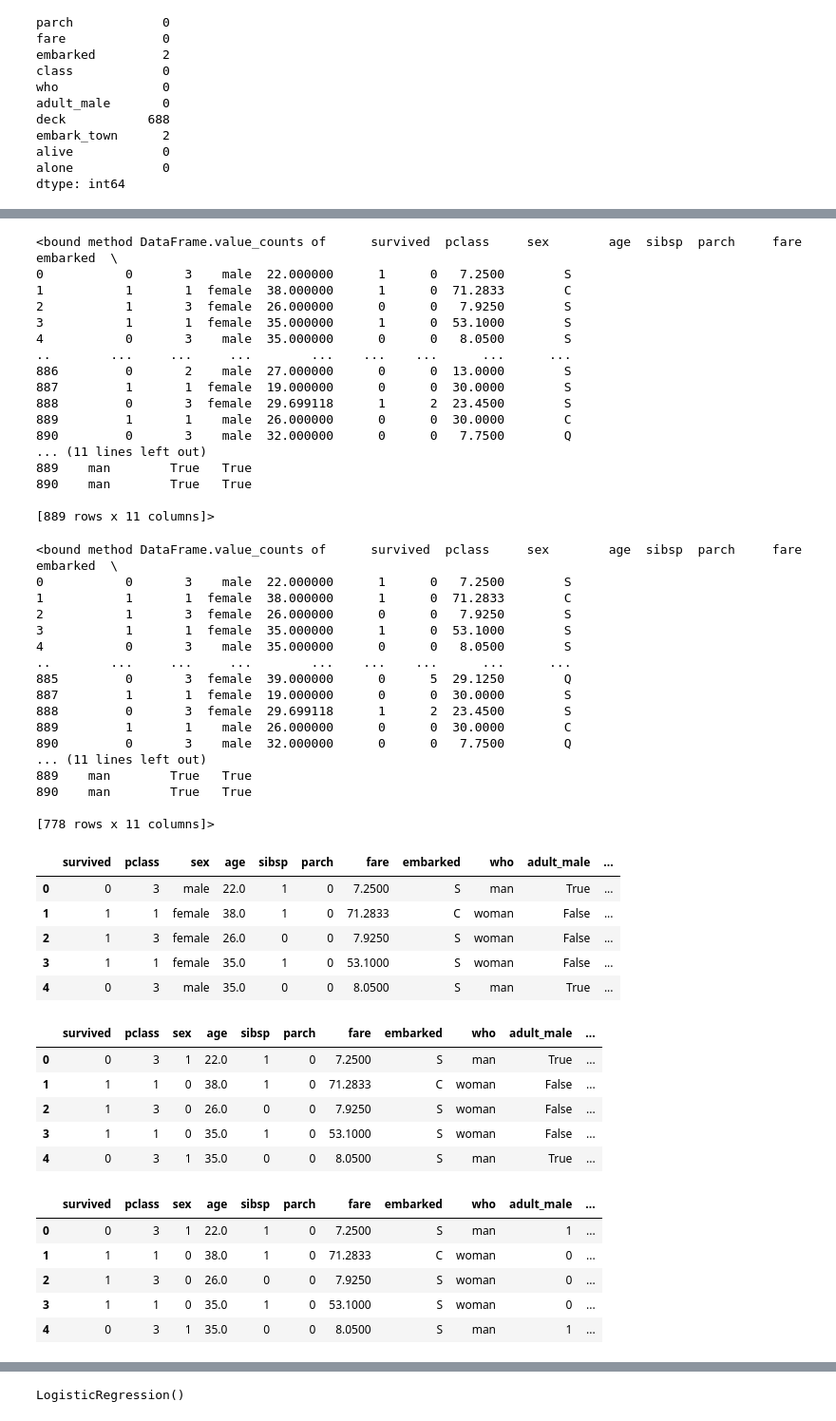
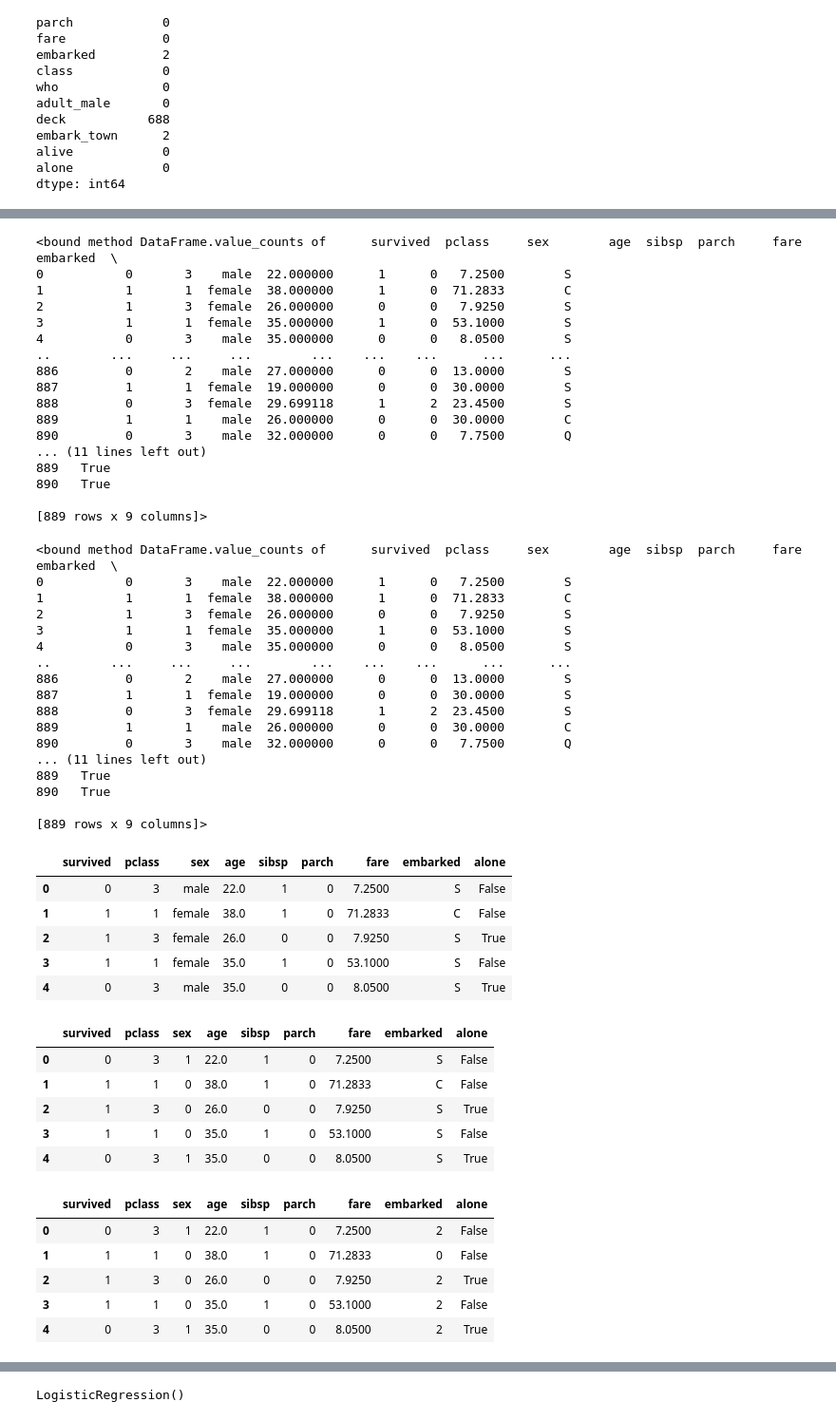
Before and after one commit to Mudra111/python_learning, a Jupyter notebook: logistic_regression/titanic_data_predict.ipynb, the cells around one changed output, grey strips where cells are left out. Shown at 95% size. Drawn from its saved outputs; the diff is of its cells as text; code cells hidden in the pictures.

```diff
--- a/logistic_regression/titanic_data_predict.ipynb
+++ b/logistic_regression/titanic_data_predict.ipynb
@@ -158,7 +158,7 @@ alive            0
 alone            0
 dtype: int64
 # %%
-df.drop(columns=['deck','class','embark_town','alive'],inplace=True)
+df.drop(['deck','embark_town','alive','class','adult_male','who'],axis=1,inplace=True)
 # %%
 df.isnull().sum()
 # %% [output]
@@ -209,12 +205,12 @@ df.value_counts
 889         1       1    male  26.000000      0      0  30.0000        C
 890         0       3    male  32.000000      0      0   7.7500        Q
 ... (11 lines left out)
-889    man        True   True
-890    man        True   True
+889   True
+890   True
 
-[889 rows x 11 columns]>
+[889 rows x 9 columns]>
 # %%
-df.drop_duplicates(inplace=True)
+#df.drop_duplicates(inplace=True)
 # %%
 df.value_counts
 # %% [output]
@@ -225,25 +221,25 @@ df.value_counts
 3           1       1  female  35.000000      1      0  53.1000        S
 4           0       3    male  35.000000      0      0   8.0500        S
 ..        ...     ...     ...        ...    ...    ...      ...      ...
-885         0       3  female  39.000000      0      5  29.1250        Q
+886         0       2    male  27.000000      0      0  13.0000        S
 887         1       1  female  19.000000      0      0  30.0000        S
 888         0       3  female  29.699118      1      2  23.4500        S
 889         1       1    male  26.000000      0      0  30.0000        C
 890         0       3    male  32.000000      0      0   7.7500        Q
 ... (11 lines left out)
-889    man        True   True
-890    man        True   True
+889   True
+890   True
 
-[778 rows x 11 columns]>
+[889 rows x 9 columns]>
 # %%
 df.head()
 # %% [output]
-|  | survived | pclass | sex | age | sibsp | parch | fare | embarked | who | adult_male | ... |
-| 0 | 0 | 3 | male | 22.0 | 1 | 0 | 7.2500 | S | man | True | ... |
-| 1 | 1 | 1 | female | 38.0 | 1 | 0 | 71.2833 | C | woman | False | ... |
-| 2 | 1 | 3 | female | 26.0 | 0 | 0 | 7.9250 | S | woman | False | ... |
-| 3 | 1 | 1 | female | 35.0 | 1 | 0 | 53.1000 | S | woman | False | ... |
-| 4 | 0 | 3 | male | 35.0 | 0 | 0 | 8.0500 | S | man | True | ... |
+|  | survived | pclass | sex | age | sibsp | parch | fare | embarked | alone |
+| 0 | 0 | 3 | male | 22.0 | 1 | 0 | 7.2500 | S | False |
+| 1 | 1 | 1 | female | 38.0 | 1 | 0 | 71.2833 | C | False |
+| 2 | 1 | 3 | female | 26.0 | 0 | 0 | 7.9250 | S | True |
+| 3 | 1 | 1 | female | 35.0 | 1 | 0 | 53.1000 | S | False |
+| 4 | 0 | 3 | male | 35.0 | 0 | 0 | 8.0500 | S | True |
 # %%
 from sklearn.preprocessing import LabelEncoder
 le = LabelEncoder()
@@ -251,20 +247,20 @@ le = LabelEncoder()
 df['sex'] = le.fit_transform(df['sex'])
 df.head()
 # %% [output]
-|  | survived | pclass | sex | age | sibsp | parch | fare | embarked | who | adult_male | ... |
-| 0 | 0 | 3 | 1 | 22.0 | 1 | 0 | 7.2500 | S | man | True | ... |
-| 1 | 1 | 1 | 0 | 38.0 | 1 | 0 | 71.2833 | C | woman | False | ... |
-| 2 | 1 | 3 | 0 | 26.0 | 0 | 0 | 7.9250 | S | woman | False | ... |
-| 3 | 1 | 1 | 0 | 35.0 | 1 | 0 | 53.1000 | S | woman | False | ... |
-| 4 | 0 | 3 | 1 | 35.0 | 0 | 0 | 8.0500 | S | man | True | ... |
+|  | survived | pclass | sex | age | sibsp | parch | fare | embarked | alone |
+| 0 | 0 | 3 | 1 | 22.0 | 1 | 0 | 7.2500 | S | False |
+| 1 | 1 | 1 | 0 | 38.0 | 1 | 0 | 71.2833 | C | False |
+| 2 | 1 | 3 | 0 | 26.0 | 0 | 0 | 7.9250 | S | True |
+| 3 | 1 | 1 | 0 | 35.0 | 1 | 0 | 53.1000 | S | False |
+| 4 | 0 | 3 | 1 | 35.0 | 0 | 0 | 8.0500 | S | True |
 # %%
-df['adult_male'] = le.fit_transform(df['adult_male'])
+df['embarked'] = le.fit_transform(df['embarked'])
 df.head()
 # %% [output]
-|  | survived | pclass | sex | age | sibsp | parch | fare | embarked | who | adult_male | ... |
-| 0 | 0 | 3 | 1 | 22.0 | 1 | 0 | 7.2500 | S | man | 1 | ... |
-| 1 | 1 | 1 | 0 | 38.0 | 1 | 0 | 71.2833 | C | woman | 0 | ... |
-| 2 | 1 | 3 | 0 | 26.0 | 0 | 0 | 7.9250 | S | woman | 0 | ... |
-| 3 | 1 | 1 | 0 | 35.0 | 1 | 0 | 53.1000 | S | woman | 0 | ... |
-| 4 | 0 | 3 | 1 | 35.0 | 0 | 0 | 8.0500 | S | man | 1 | ... |
+|  | survived | pclass | sex | age | sibsp | parch | fare | embarked | alone |
+| 0 | 0 | 3 | 1 | 22.0 | 1 | 0 | 7.2500 | 2 | False |
+| 1 | 1 | 1 | 0 | 38.0 | 1 | 0 | 71.2833 | 0 | False |
+| 2 | 1 | 3 | 0 | 26.0 | 0 | 0 | 7.9250 | 2 | True |
+| 3 | 1 | 1 | 0 | 35.0 | 1 | 0 | 53.1000 | 2 | False |
+| 4 | 0 | 3 | 1 | 35.0 | 0 | 0 | 8.0500 | 2 | True |
 # %%
```
Also changed, not shown: parts of 11 cells of this notebook.
